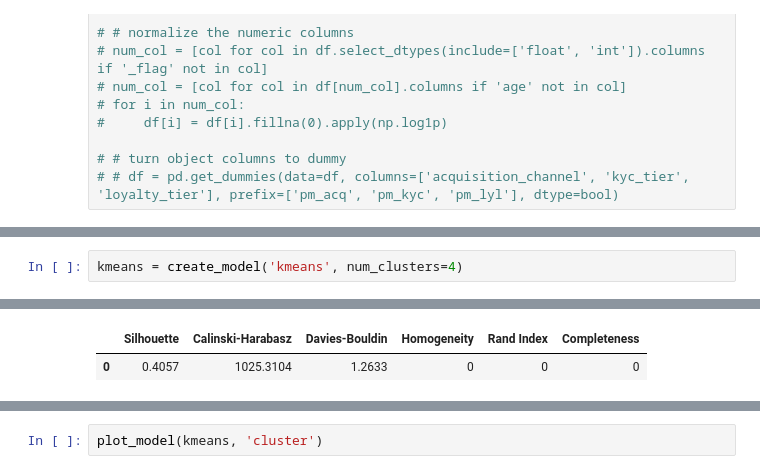
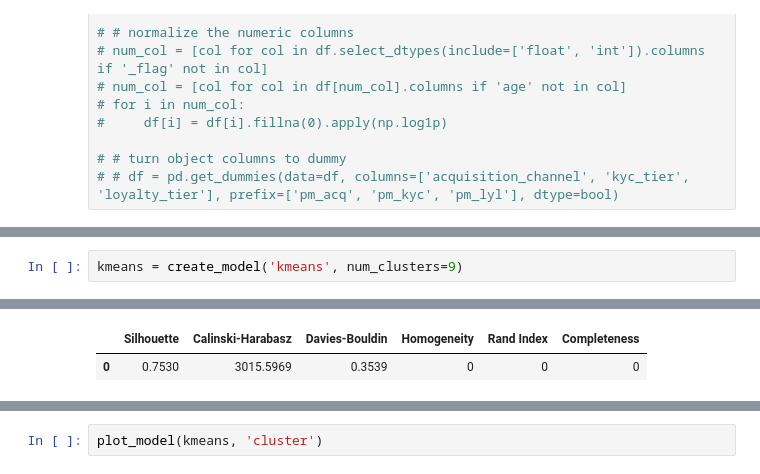
Before and after one commit to ryanisadBW/ds-edc, a Jupyter notebook: main.ipynb, the cells around one changed output, grey strips where cells are left out. Cells and saved outputs as stored; diff of their text form.

```diff
--- a/main.ipynb
+++ b/main.ipynb
@@ -140,9 +166,9 @@ s = setup(
 # %%
-kmeans = create_model('kmeans', num_clusters=4)
+kmeans = create_model('kmeans', num_clusters=9)
 # %% [output]
 [interactive output not drawn]
 |  | Silhouette | Calinski-Harabasz | Davies-Bouldin | Homogeneity | Rand Index | Completeness |
-| 0 | 0.4057 | 1025.3104 | 1.2633 | 0 | 0 | 0 |
+| 0 | 0.7530 | 3015.5969 | 0.3539 | 0 | 0 | 0 |
 [interactive output not drawn]
 # %%
 plot_model(kmeans, 'cluster')
```
Also changed, not shown: parts of 9 cells of this notebook, 4 other files.
